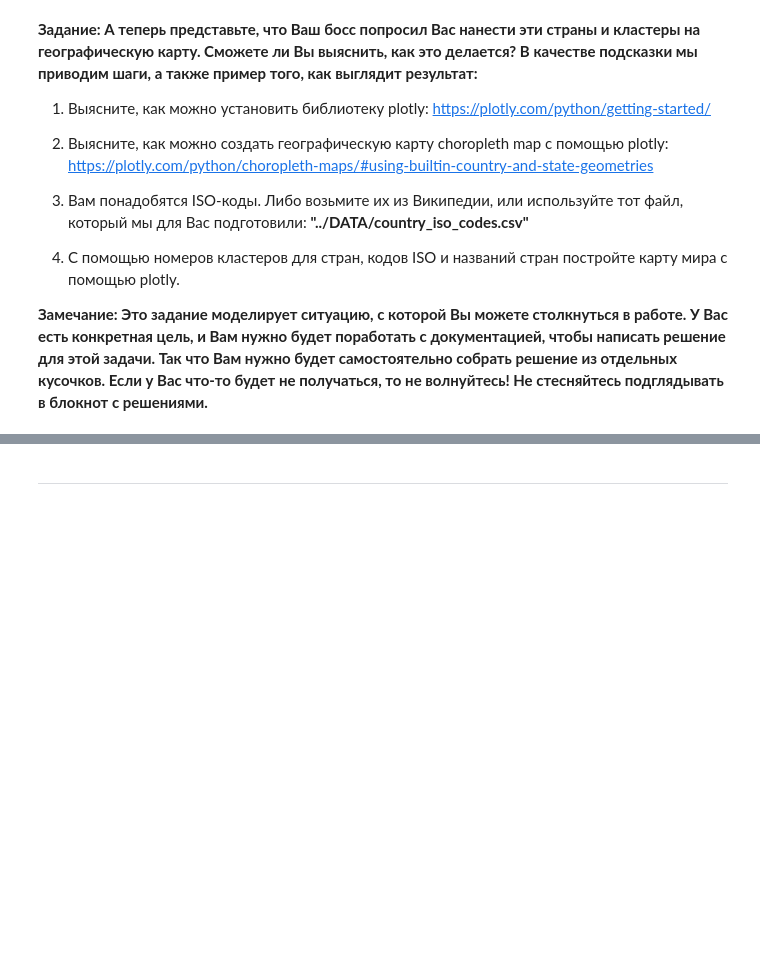
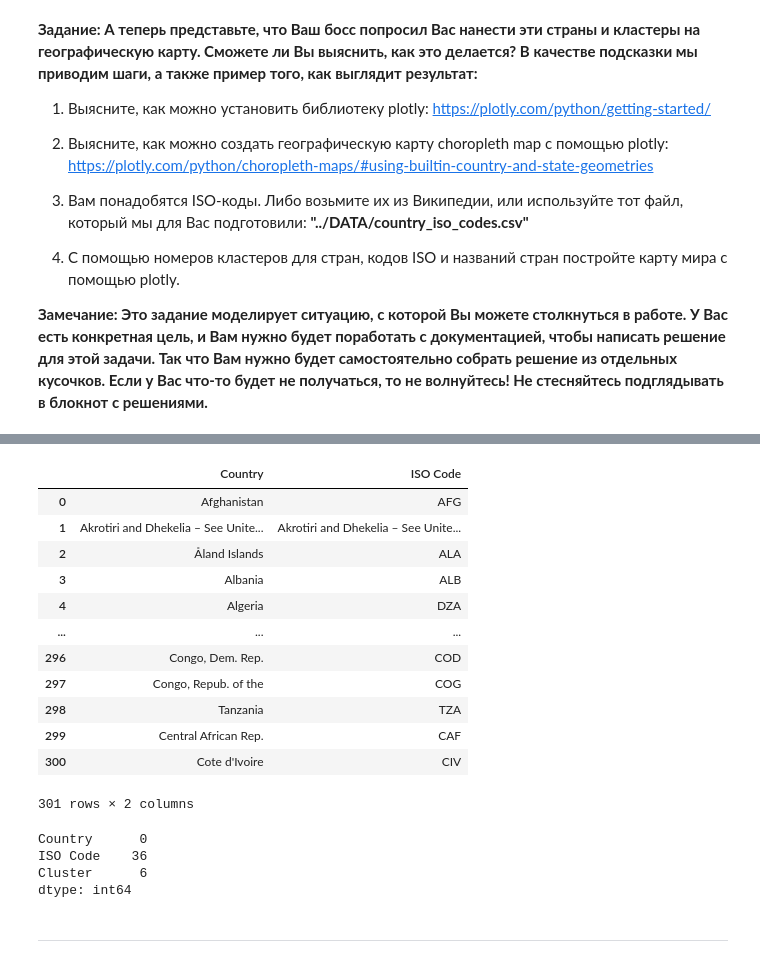
Before and after one commit to giulerg/IBM-labs, a Jupyter notebook: Kmeans-Clustering-Project.ipynb, the cells around one changed output, grey strips where cells are left out. Saved outputs shown, nothing was run; the diff lists cells and outputs as text; code cells hidden in the pictures; blank space fills up the shorter version.

```diff
--- a/Kmeans-Clustering-Project.ipynb
+++ b/Kmeans-Clustering-Project.ipynb
@@ -455,0 +479,2 @@ KMeans(n_clusters=3)
+# %%
+iso_codes = pd.read_csv("../DATA/country_iso_codes.csv")
@@ -455,0 +484,16 @@ KMeans(n_clusters=3)
+# %%
+iso_codes
+# %% [output]
+|  | Country | ISO Code |
+| 0 | Afghanistan | AFG |
+| 1 | Akrotiri and Dhekelia – See Unite... | Akrotiri and Dhekelia – See Unite... |
+| 2 | Åland Islands | ALA |
+| 3 | Albania | ALB |
+| 4 | Algeria | DZA |
+| ... | ... | ... |
+| 296 | Congo, Dem. Rep. | COD |
+| 297 | Congo, Repub. of the | COG |
+| 298 | Tanzania | TZA |
+| 299 | Central African Rep. | CAF |
+| 300 | Cote d'Ivoire | CIV |
+301 rows × 2 columns
@@ -455,0 +506,7 @@ KMeans(n_clusters=3)
+# %%
+df_new.isna().sum()
+# %% [output]
+Country      0
+ISO Code    36
+Cluster      6
+dtype: int64
```
Also changed, not shown: parts of 22 cells of this notebook.
